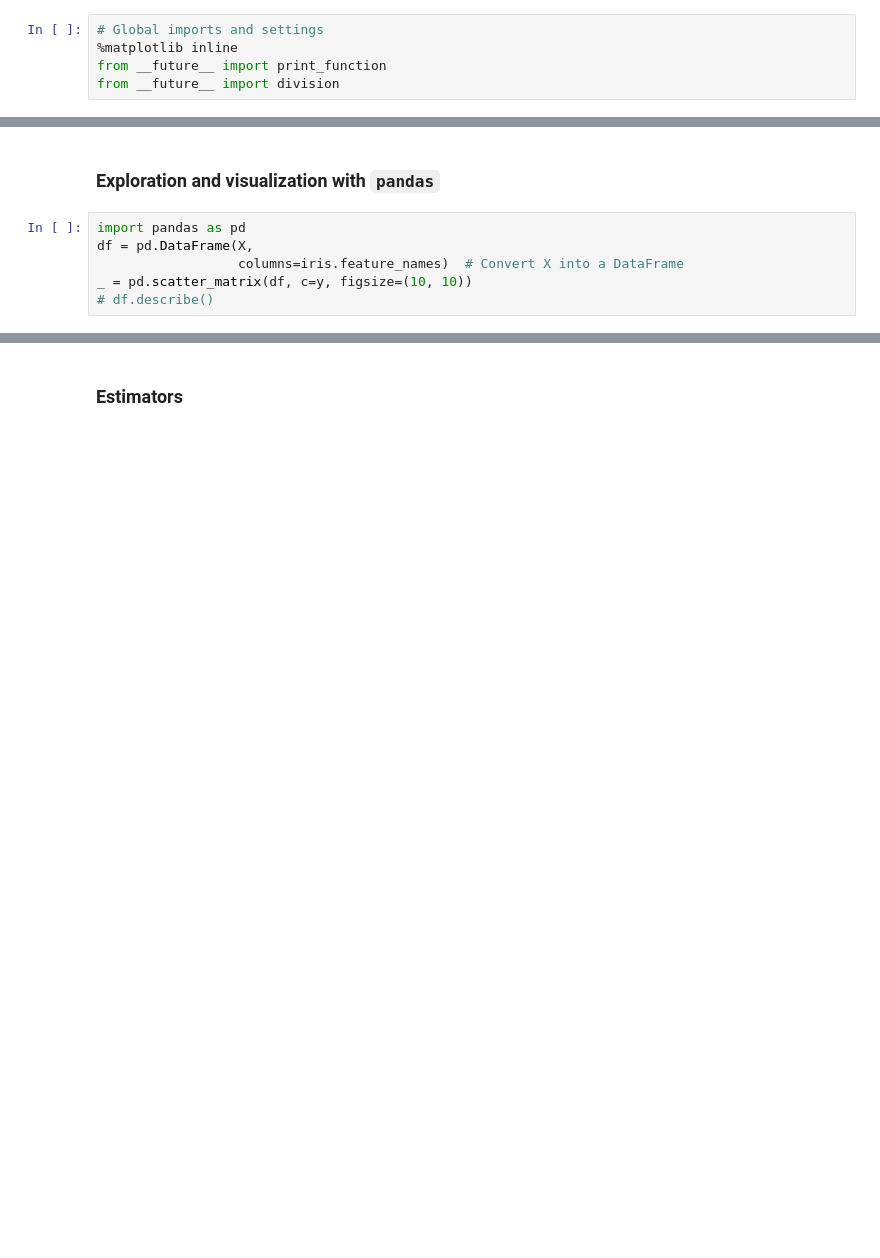
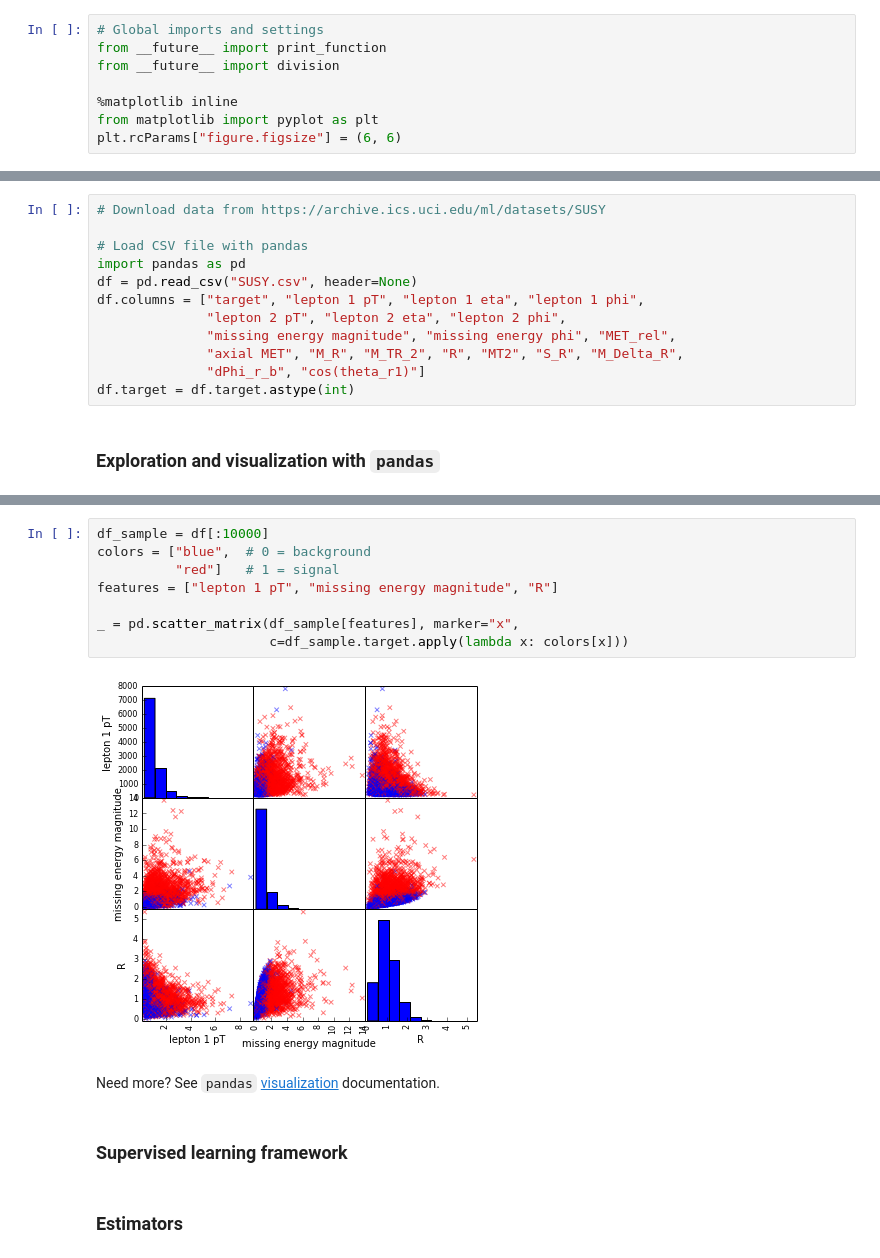
Before and after one commit to glouppe/tutorial-sklearn-lhcb, a Jupyter notebook: An introduction to Machine Learning with Scikit-Learn.ipynb, the cells around one changed output, grey strips where cells are left out. Drawn from its saved outputs; the diff is of its cells as text; blank space fills up the shorter version.

```diff
--- a/An introduction to Machine Learning with Scikit-Learn.ipynb
+++ b/An introduction to Machine Learning with Scikit-Learn.ipynb
@@ -1,8 +1,11 @@
 # %%
 # Global imports and settings
-%matplotlib inline
 from __future__ import print_function
 from __future__ import division
+
+%matplotlib inline
+from matplotlib import pyplot as plt
+plt.rcParams["figure.figsize"] = (6, 6)
 # %% [markdown]
 <center>
     <img src="img/scikit-learn-logo.png" width="40%" />
@@ -102,8 +97,14 @@ X = [[ 5.1  3.5  1.4  0.2]
+# %%
+# Download data from https://archive.ics.uci.edu/ml/datasets/SUSY
+
+# Load CSV file with pandas
+import pandas as pd
+df = pd.read_csv("SUSY.csv", header=None)
+df.columns = ["target", "lepton 1 pT", "lepton 1 eta", "lepton 1 phi",
+              "lepton 2 pT", "lepton 2 eta", "lepton 2 phi",
+              "missing energy magnitude", "missing energy phi", "MET_rel",
+              "axial MET", "M_R", "M_TR_2", "R", "MT2", "S_R", "M_Delta_R",
+              "dPhi_r_b", "cos(theta_r1)"]
+df.target = df.target.astype(int)
 # %% [markdown]
 ### Exploration and visualization with `pandas`
-# %%
-import pandas as pd
-df = pd.DataFrame(X,
-                  columns=iris.feature_names)  # Convert X into a DataFrame
-_ = pd.scatter_matrix(df, c=y, figsize=(10, 10))
-# df.describe()
@@ -112,3 +123,17 @@ _ = pd.scatter_matrix(df, c=y, figsize=(10, 10))
+# %%
+df_sample = df[:10000]
+colors = ["blue",  # 0 = background
+          "red"]   # 1 = signal
+features = ["lepton 1 pT", "missing energy magnitude", "R"]
+
+_ = pd.scatter_matrix(df_sample[features], marker="x",
+                      c=df_sample.target.apply(lambda x: colors[x]))
+# %% [output]
+[figure, added]
+# %% [markdown]
+Need more? See `pandas` <a href="http://pandas.pydata.org/pandas-docs/stable/visualization.html">visualization</a> documentation.
+# %% [markdown]
+### Supervised learning framework
 # %% [markdown]
 ### Estimators
 # %%
```
Also changed, not shown: parts of 20 cells of this notebook.
